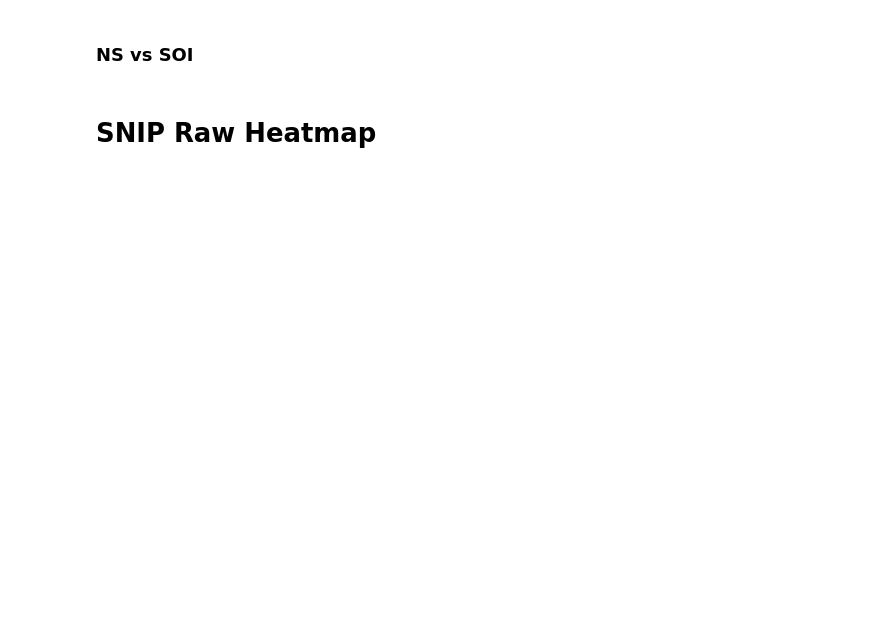
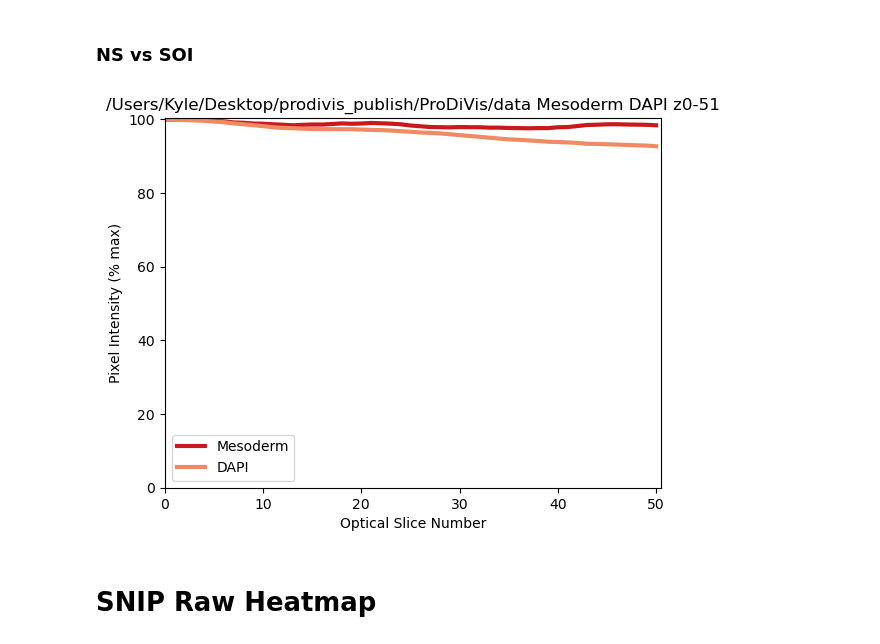
Before and after one commit to FrancoLaboratory/ProDiVis, a Jupyter notebook: scripts/Data_Pipeline.ipynb, the cells around one changed output. Cells and saved outputs as stored; diff of their text form; code cells hidden in the pictures; blank space fills up the shorter version.

```diff
--- a/scripts/Data_Pipeline.ipynb
+++ b/scripts/Data_Pipeline.ipynb
@@ -36,11 +36,11 @@ The repositories containing the glioblastoma and mouse heart datasets can be fou
  - [**ProDiVis_Images**](https://github.com/FrancoLaboratory/ProDiVis-Images)
 # %%
 # In quotes, type the path to the directory containing the ProDiVis repository:
-WORKING_DIRECTORY = "/home/asathler/repos"
+WORKING_DIRECTORY = "/Users/Kyle/Desktop/prodivis_publish/"
 
 # What is your signal of interest (SOI) and normalization signal (NS)
-SOI = "Name of SOI"
-NS = "Name of NS"
+SOI = "Mesoderm"
+NS = "DAPI"
 
 # Replace with slice integers or decimal percentages. 'None' for no boundary
 ZMIN, ZMAX = None, None
@@ -52,8 +52,8 @@ Z_MULTIPLIER = 10
 SAVE_FIGS = False
 
 # Adjust the lower and upper threshold (int). 'None' to use bit-depth of input images
-LOWER_THRESH = None
-UPPER_THRESH = None
+LOWER_THRESH = 5
+UPPER_THRESH = 254
 # %%
 selection = tools.get_int_input(hwt.SELECTION_PROMPT, 1, 2)
 # %% [markdown]
@@ -155,8 +201,10 @@ hwt.plot_MSI(norm_means,
 # %% [markdown]
 ### NS vs SOI
 # %%
-hwt.plot_MSI_SOI_ns(SOI, NS, stack_means, norm_means, f"{base_dir} {stack_name} {norm_name} z{ZMIN}-{ZMAX}",
+hwt.plot_MSI_soi_ns(SOI, NS, stack_means, norm_means, f"{base_dir} {stack_name} {norm_name} z{ZMIN}-{ZMAX}",
              os.path.join(OUTPUT_DIRECTORY, f"{base_dir}_{stack_name}n{norm_name}_z{ZMIN}-{ZMAX}_SOI_vs_NS.pdf"), SAVE_FIGS)
+# %% [output]
+[figure, added]
 # %% [markdown]
 # SNIP Raw Heatmap
 # %%
```
Also changed, not shown: parts of 8 cells of this notebook, 3 other files.
